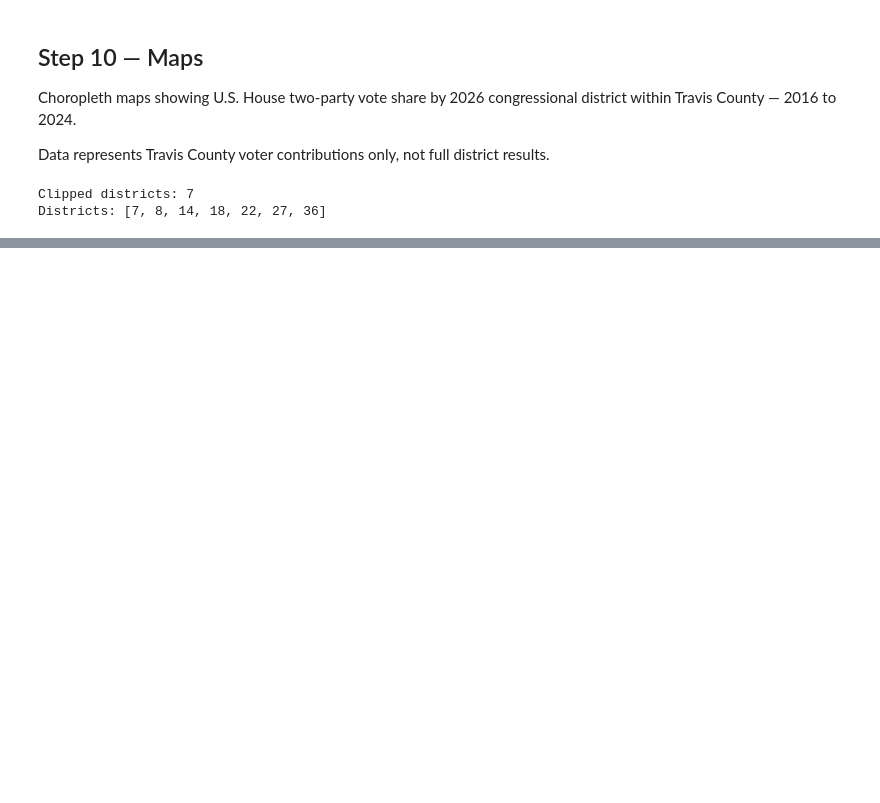
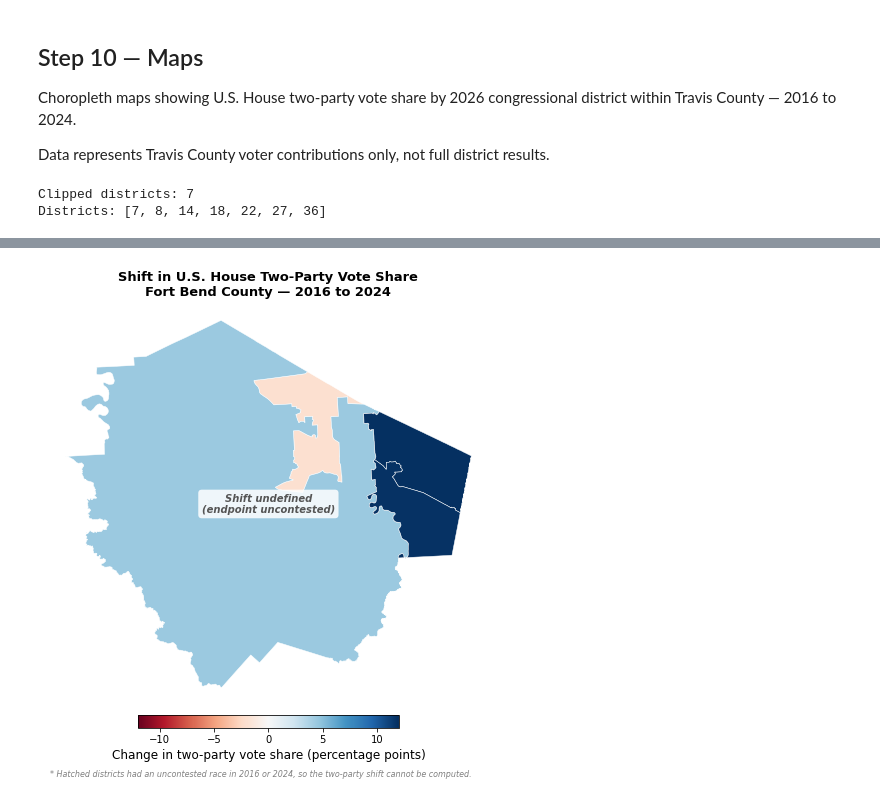
Before and after one commit to bluebonnet-data/bb-unified-election-data, a Jupyter notebook: notebooks/07_time_series_pipeline_fort_bend.ipynb, the cells around one changed output, grey strips where cells are left out. Drawn from its saved outputs; the diff is of its cells as text; code cells hidden in the pictures; blank space fills up the shorter version.

```diff
--- a/notebooks/07_time_series_pipeline_fort_bend.ipynb
+++ b/notebooks/07_time_series_pipeline_fort_bend.ipynb
@@ -614,0 +376,4 @@ Saved turnout map
+# %%
+_ = viz.plot_change_map(pivot_2026, districts_clipped, COUNTY_NAME, COUNTY_SLUG)
+# %% [output]
+[figure, added]
```
Also changed, not shown: parts of 9 cells of this notebook, 33 other files.
